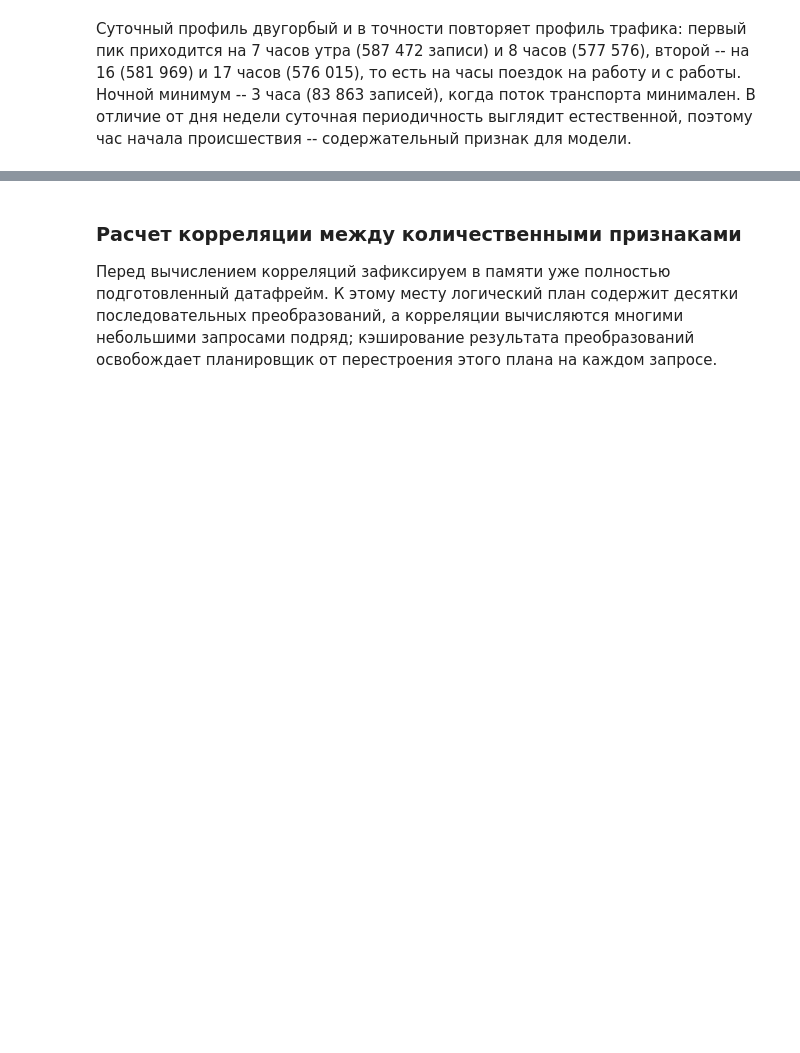
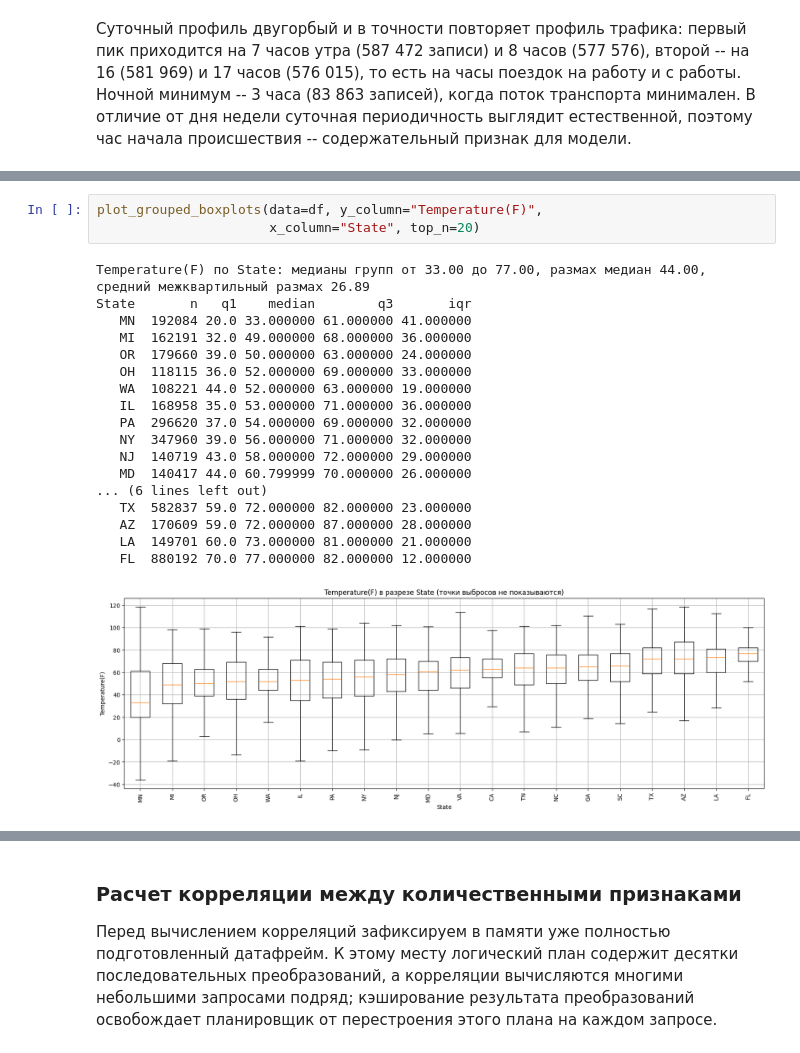
Before and after one commit to Klaw271/SOBD, a Jupyter notebook: lab1/2_Exploratory_analysis_US_Accidents.ipynb, the cells around one changed output, grey strips where cells are left out. Cells and saved outputs as stored; diff of their text form; blank space fills up the shorter version.

```diff
--- a/lab1/2_Exploratory_analysis_US_Accidents.ipynb
+++ b/lab1/2_Exploratory_analysis_US_Accidents.ipynb
@@ -950,0 +1034,22 @@ plt.show()
+# %%
+plot_grouped_boxplots(data=df, y_column="Temperature(F)",
+                      x_column="State", top_n=20)
+# %% [output]
+Temperature(F) по State: медианы групп от 33.00 до 77.00, размах медиан 44.00, средний межквартильный размах 26.89
+State       n   q1    median        q3       iqr
+   MN  192084 20.0 33.000000 61.000000 41.000000
+   MI  162191 32.0 49.000000 68.000000 36.000000
+   OR  179660 39.0 50.000000 63.000000 24.000000
+   OH  118115 36.0 52.000000 69.000000 33.000000
+   WA  108221 44.0 52.000000 63.000000 19.000000
+   IL  168958 35.0 53.000000 71.000000 36.000000
+   PA  296620 37.0 54.000000 69.000000 32.000000
+   NY  347960 39.0 56.000000 71.000000 32.000000
+   NJ  140719 43.0 58.000000 72.000000 29.000000
+   MD  140417 44.0 60.799999 70.000000 26.000000
+... (6 lines left out)
+   TX  582837 59.0 72.000000 82.000000 23.000000
+   AZ  170609 59.0 72.000000 87.000000 28.000000
+   LA  149701 60.0 73.000000 81.000000 21.000000
+   FL  880192 70.0 77.000000 82.000000 12.000000
+[figure, added]
```
Also changed, not shown: parts of 12 cells of this notebook, 1 other file.
